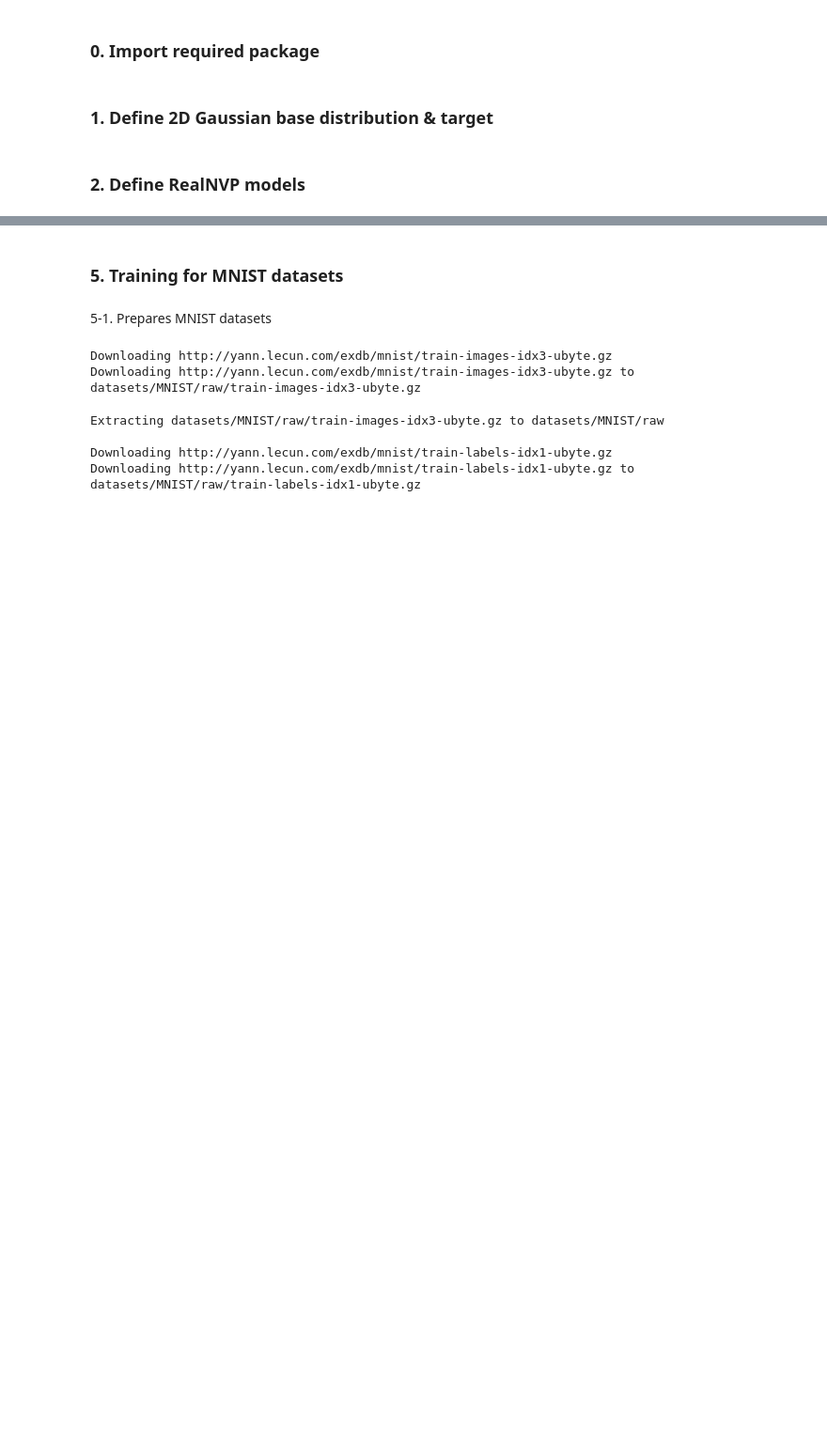
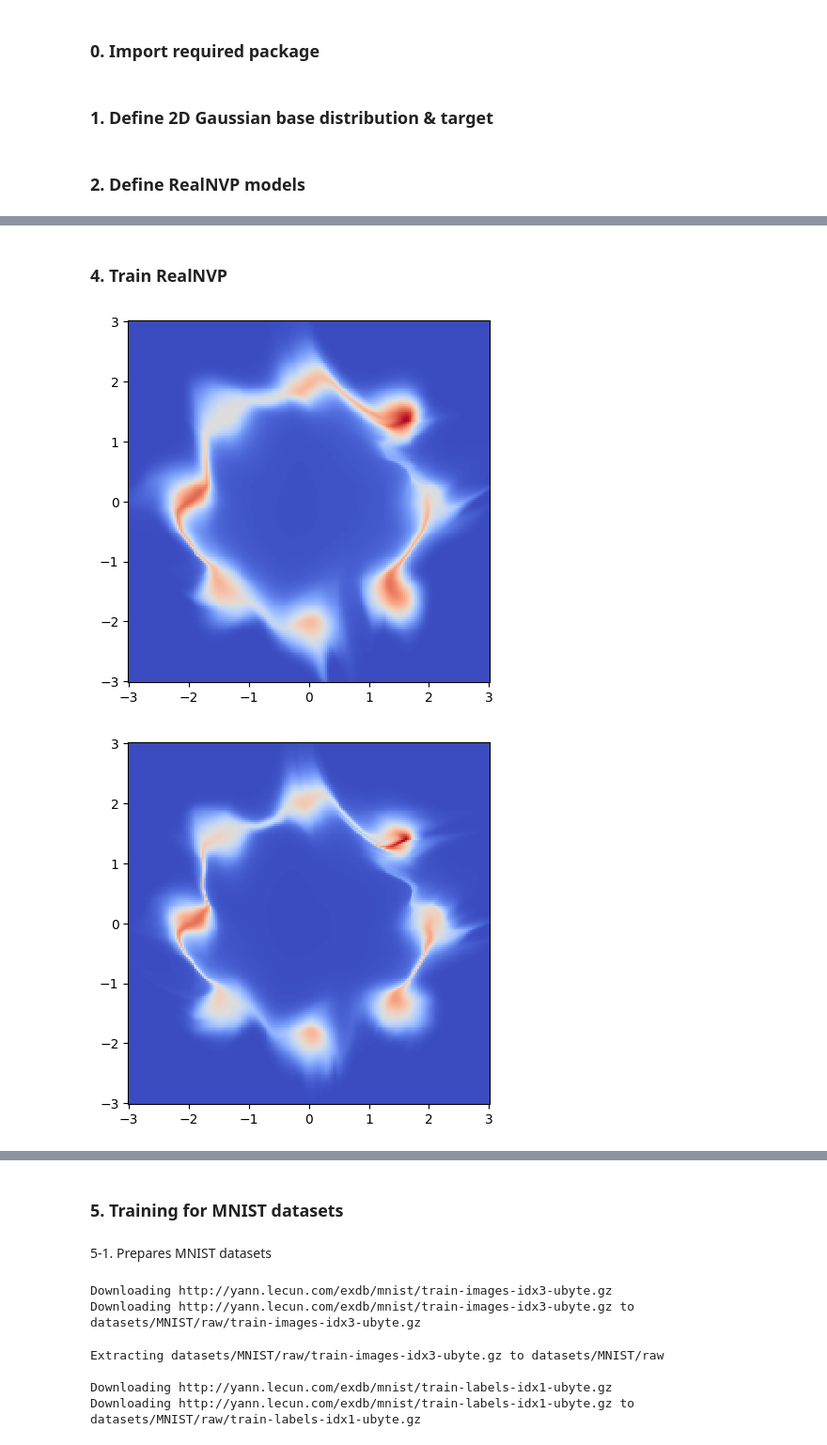
Before and after one commit to Grivv/cvae_implementation_practice, a Jupyter notebook: tests.ipynb, the cells around one changed output, grey strips where cells are left out. Shown: that part at 94% size. Saved outputs shown, nothing was run; the diff lists cells and outputs as text; code cells hidden in the pictures; blank space fills up the shorter version.

```diff
--- a/tests.ipynb
+++ b/tests.ipynb
@@ -409,0 +499,51 @@ class MLP(nn.Module):
+# %% [markdown]
+### 4. Train RealNVP
+# %%
+max_iter = 4000
+num_samples = 2 ** 9
+show_iter = 500
+
+
+loss_hist = np.array([])
+
+model.train()
+optimizer = torch.optim.Adam(model.parameters(), lr=5e-4, weight_decay=1e-5)
+
+for it in tqdm(range(max_iter)):
+    optimizer.zero_grad()
+
+    # Get training samples
+    x = target.sample(num_samples).to(device)
+
+    # Compute loss
+    loss = model.forward_kld(x)
+
+    # Do backprop and optimizer step
+    if ~(torch.isnan(loss) | torch.isinf(loss)):
+        loss.backward()
+        optimizer.step()
+
+    # Log loss
+    loss_hist = np.append(loss_hist, loss.to('cpu').data.numpy())
+
+    # Plot learned distribution
+    if (it + 1) % show_iter == 0:
+        model.eval()
+        log_prob = model.log_prob(zz)
+        model.train()
+        prob = torch.exp(log_prob.to('cpu').view(*xx.shape))
+        prob[torch.isnan(prob)] = 0
+
+        plt.figure(figsize=(5, 5))
+        plt.pcolormesh(xx, yy, prob.data.numpy(), cmap='coolwarm')
+        plt.gca().set_aspect('equal', 'box')
+        plt.show()
+
+# Plot loss
+plt.figure(figsize=(8, 8))
+plt.plot(loss_hist, label='loss')
+plt.legend()
+plt.show()
+# %% [output]
+[figure, added]
+[figure, added]
```
Also changed, not shown: parts of 17 cells of this notebook, 1 other file.
